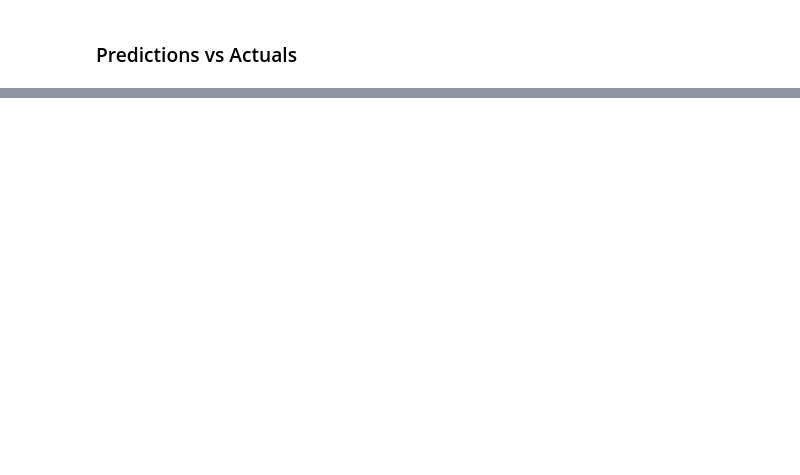
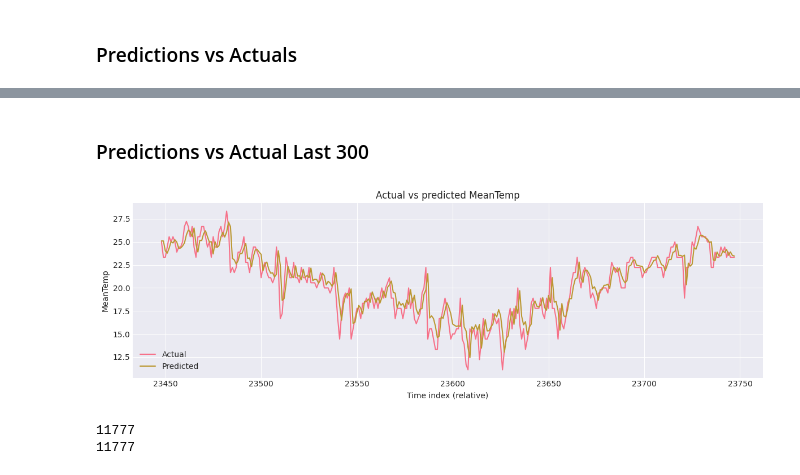
Before and after one commit to arisalexnikolaou/ml-mid-assignment, a Jupyter notebook: LSTMWeatherPredictor_2.ipynb, the cells around one changed output, grey strips where cells are left out. Drawn from its saved outputs; the diff is of its cells as text; code cells hidden in the pictures; blank space fills up the shorter version.

```diff
--- a/LSTMWeatherPredictor_2.ipynb
+++ b/LSTMWeatherPredictor_2.ipynb
@@ -1088,0 +1357,37 @@ print(len(y_pred_test_inv))
+# %%
+# Make predictions
+print("Making predictions with multivariate model...")
+train_predictions = model.predict(X_train, verbose=0)
+test_predictions = model.predict(X_test, verbose=0)
+
+# Inverse transform predictions
+# We need to create dummy arrays with all features to use the scaler
+def inverse_transform_target(predictions: np.ndarray, scaler: MinMaxScaler, num_features: int) -> np.ndarray:
+    """
+    Inverse transform predictions (only first feature: MeanTemp).
+
+    Args:
+        predictions: Scaled predictions
+        scaler: Fitted MinMaxScaler
+        num_features: Total number of features
+
+    Returns:
+        Inverse transformed predictions
+    """
+    # Create dummy array with all features (set others to 0)
+    dummy = np.zeros((len(predictions), num_features))
+    dummy[:, 0] = predictions.flatten()  # First column is MeanTemp
+
+    # Inverse transform
+    inverse = scaler.inverse_transform(dummy)
+
+    # Return only the first column (MeanTemp)
+    return inverse[:, 0].reshape(-1, 1)
+
+num_features = len(available_features)
+train_predictions_original = inverse_transform_target(train_predictions, scaler, num_features)
+test_predictions_original = inverse_transform_target(test_predictions, scaler, num_features)
+y_train_original = inverse_transform_target(y_train.reshape(-1, 1), scaler, num_features)
+y_test_original = inverse_transform_target(y_test.reshape(-1, 1), scaler, num_features)
+
+print("✅ Predictions completed and inverse transformed to original scale!")
@@ -1088,0 +1504,8 @@ print(len(y_pred_test_inv))
+# %% [markdown]
+### Predictions vs Actual Last 300
+# %%
+plot_predictions(y_test_original, test_predictions_original, n_points=300)
+# %% [output]
+[figure, added]
+11777
+11777
```
Also changed, not shown: parts of 51 cells of this notebook, 12 other files.
